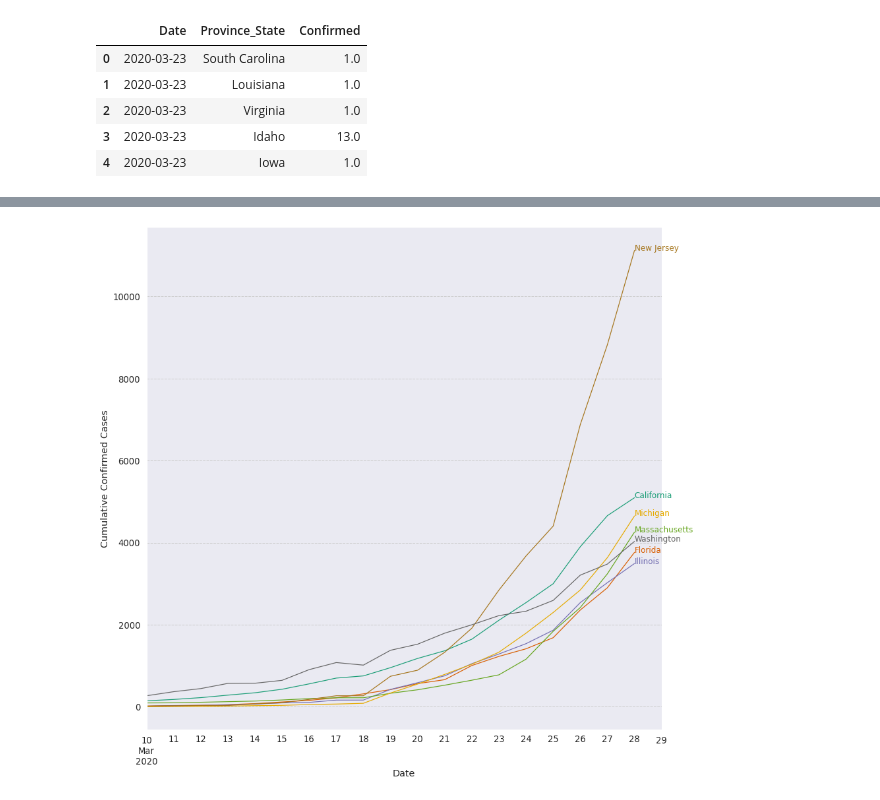
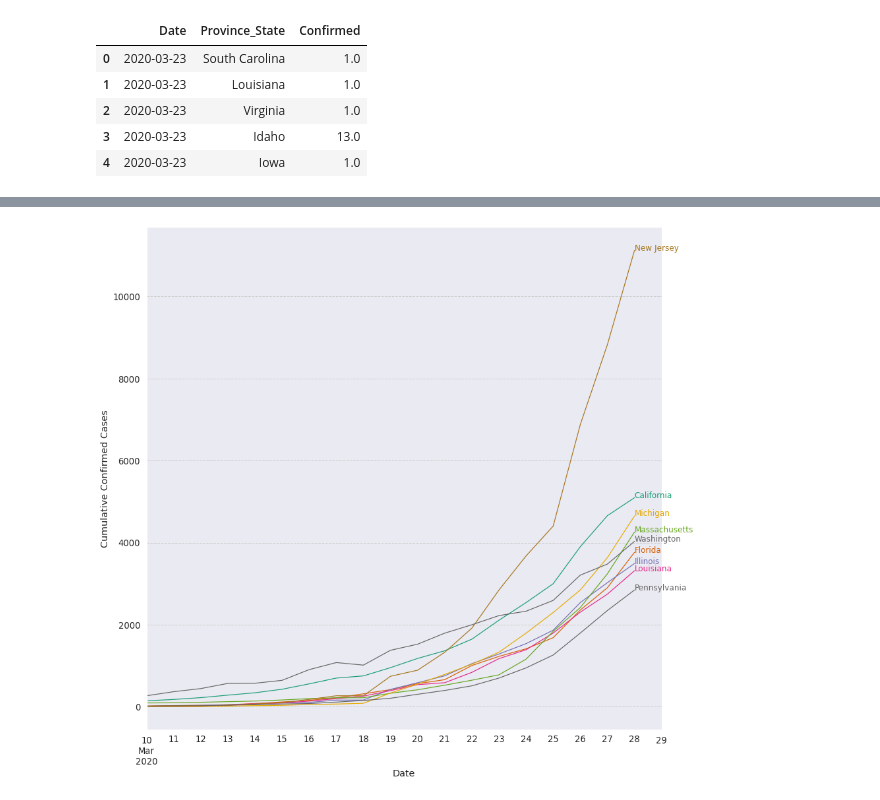
Before and after one commit to rdcolema/covid19-tracking, a Jupyter notebook: covid_by_state.ipynb, the cells around one changed output, grey strips where cells are left out. Drawn from its saved outputs; the diff is of its cells as text; code cells hidden in the pictures.

```diff
--- a/covid_by_state.ipynb
+++ b/covid_by_state.ipynb
@@ -26,7 +26,7 @@ MIN_DATE = "2020-03-10"
 MAX_DATE = "2020-03-28"
 INCLUDE_LIST = []
 EXCLUDE_LIST = ["New York"]
-STATE_LIMIT = 8
+STATE_LIMIT = 10
 # %%
 # Data sample pre-3/22
 
@@ -207,32 +233,40 @@ def legend_positions(df, y):
 # %%
 def plot_case_growth(df):
     plot_df = df.copy()
     x = 'Date'
     y = plot_df.columns.tolist()[1:]
 
     f, ax = plt.subplots(figsize=(14, 14))
     cmap = plt.cm.get_cmap('Dark2', len(y))
 
+    # Drop nulls
+    plot_df.dropna(subset=y, inplace=True)
+
+    # Generate positions
     positions = legend_positions(plot_df, y)
 
     for i, (column, position) in enumerate(positions.items()):
 
         # Get a color
         color = cmap(float(i)/len(positions))
         # Plot each line separatly so we can be explicit about color
         ax = plot_df.plot(x=x, y=column, legend=False, ax=ax, color=color)
 
         # Add the text to the right
         plt.text(
             plot_df[x][plot_df[column].last_valid_index()],
             position, column, fontsize=12,
             color=color # Same color as line
         )
     ax.set_ylabel('Cumulative Confirmed Cases')
-    ax.set(xlim=(MIN_DATE, plot_df.Date.max() + pd.DateOffset(days=1)))
+
+    if plot_df.Date.dtype == "int":
+        ax.set(xlim=(0, plot_df.Date.max() + 1))
+    else:
+        ax.set(xlim=(MIN_DATE, plot_df.Date.max() + pd.DateOffset(days=1)))
 
     sns.despine()
 
 plot_case_growth(cum_df)
 # %% [output]
-[figure, old version]
+[figure, new version]
```
Also changed, not shown: parts of 4 cells of this notebook.
